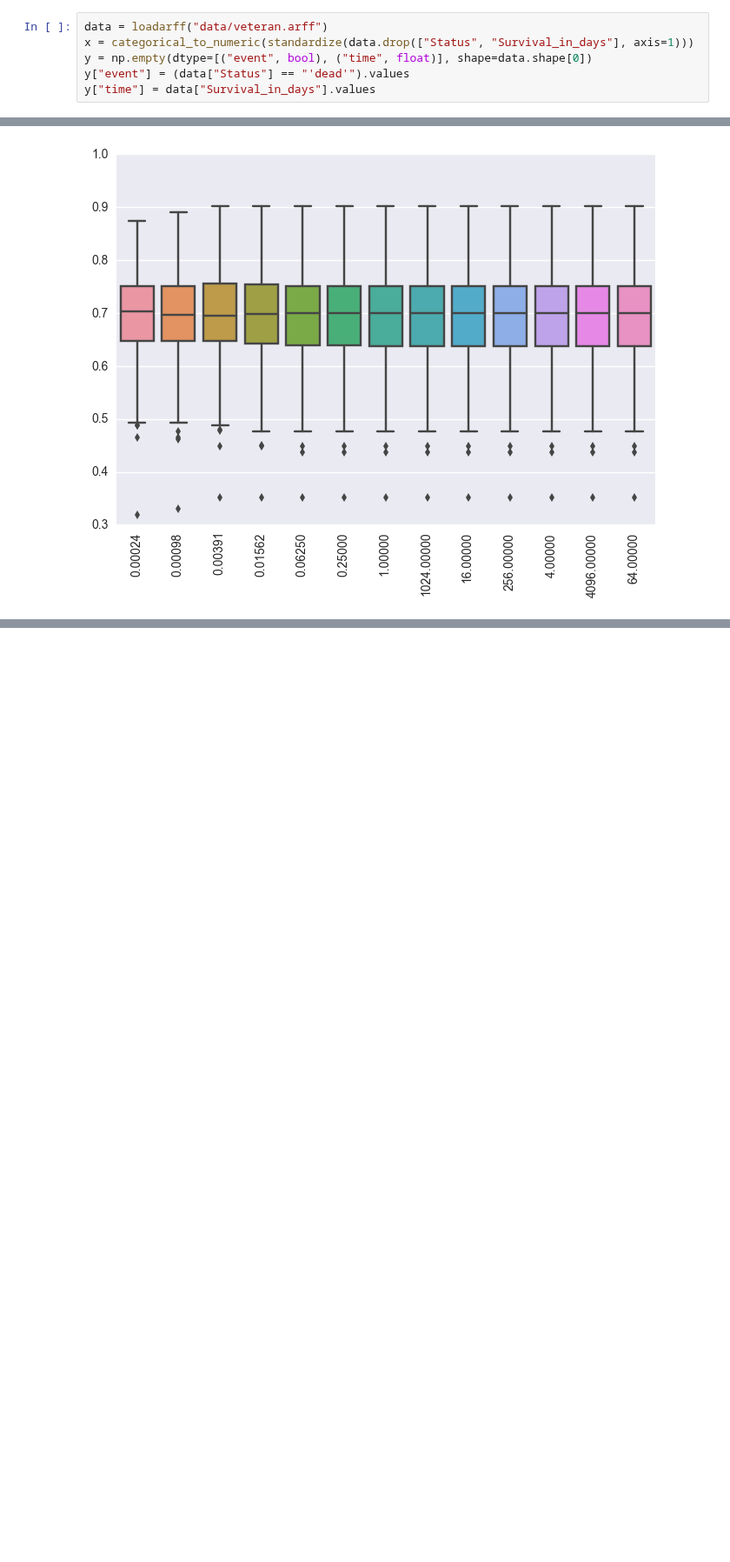
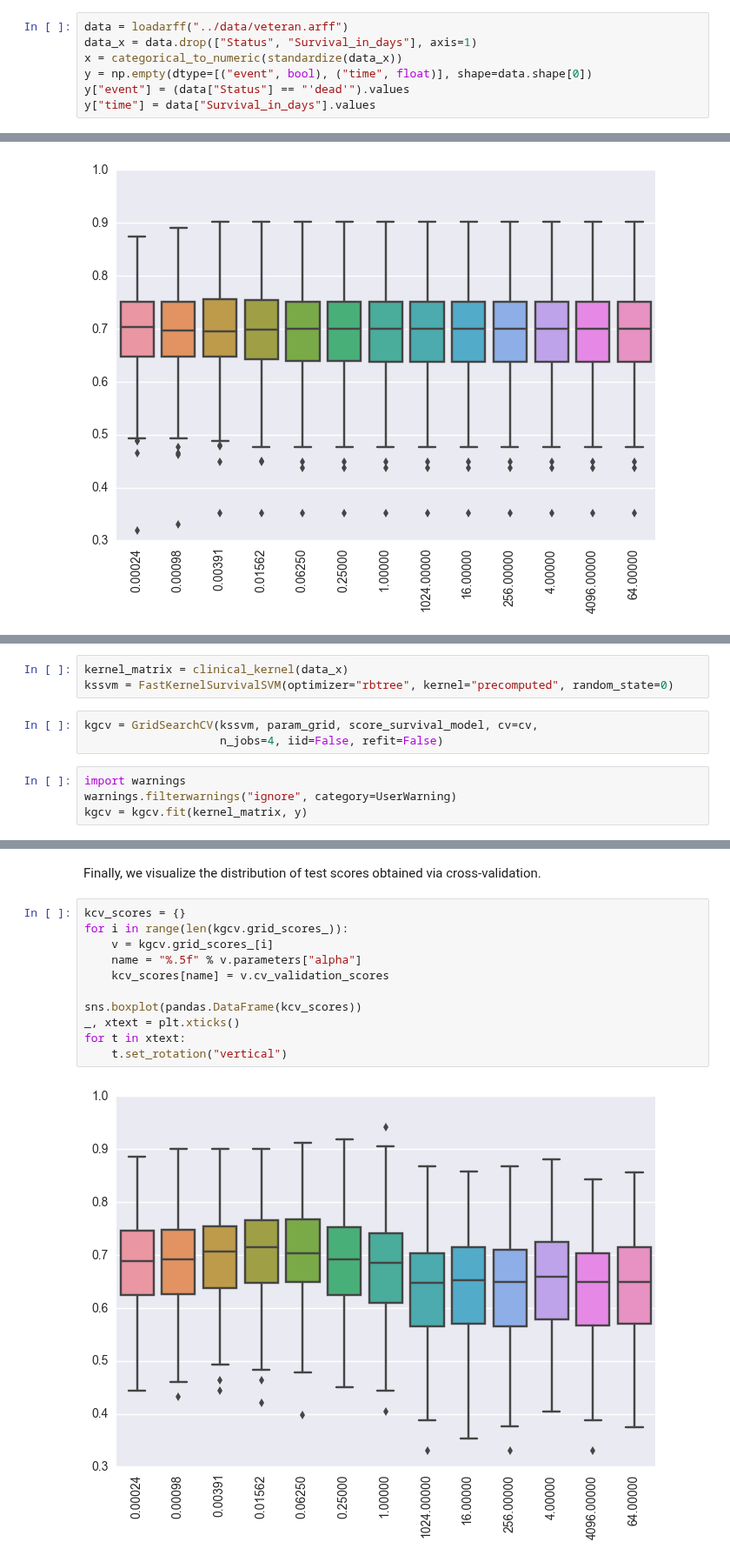
Before and after one commit to sebp/scikit-survival, a Jupyter notebook: examples/survival-svm.ipynb, the cells around one changed output, grey strips where cells are left out. Shown at 87% size. Saved outputs shown, nothing was run; the diff lists cells and outputs as text; blank space fills up the shorter version.

Commit message:
Add example using FastKernelSurvivalSVM

```diff
--- a/examples/survival-svm.ipynb
+++ b/examples/survival-svm.ipynb
@@ -67,8 +61,9 @@ The original data can be retrieved from http://lib.stat.cmu.edu/datasets/veteran
 
 Note that it does not matter how you name the fields corresponding to the event indicator and time, as long as the event indicator comes first.
 # %%
-data = loadarff("data/veteran.arff")
-x = categorical_to_numeric(standardize(data.drop(["Status", "Survival_in_days"], axis=1)))
+data = loadarff("../data/veteran.arff")
+data_x = data.drop(["Status", "Survival_in_days"], axis=1)
+x = categorical_to_numeric(standardize(data_x))
 y = np.empty(dtype=[("event", bool), ("time", float)], shape=data.shape[0])
 y["event"] = (data["Status"] == "'dead'").values
 y["time"] = data["Survival_in_days"].values
@@ -134,0 +146,10 @@ for t in xtext:
+# %%
+kernel_matrix = clinical_kernel(data_x)
+kssvm = FastKernelSurvivalSVM(optimizer="rbtree", kernel="precomputed", random_state=0)
+# %%
+kgcv = GridSearchCV(kssvm, param_grid, score_survival_model, cv=cv,
+                    n_jobs=4, iid=False, refit=False)
+# %%
+import warnings
+warnings.filterwarnings("ignore", category=UserWarning)
+kgcv = kgcv.fit(kernel_matrix, y)
@@ -134,0 +162,15 @@ for t in xtext:
+# %% [markdown]
+Finally, we visualize the distribution of test scores obtained via cross-validation.
+# %%
+kcv_scores = {}
+for i in range(len(kgcv.grid_scores_)):
+    v = kgcv.grid_scores_[i]
+    name = "%.5f" % v.parameters["alpha"]
+    kcv_scores[name] = v.cv_validation_scores
+
+sns.boxplot(pandas.DataFrame(kcv_scores))
+_, xtext = plt.xticks()
+for t in xtext:
+    t.set_rotation("vertical")
+# %% [output]
+[figure, added]
```
Also changed, not shown: parts of 7 cells of this notebook.
